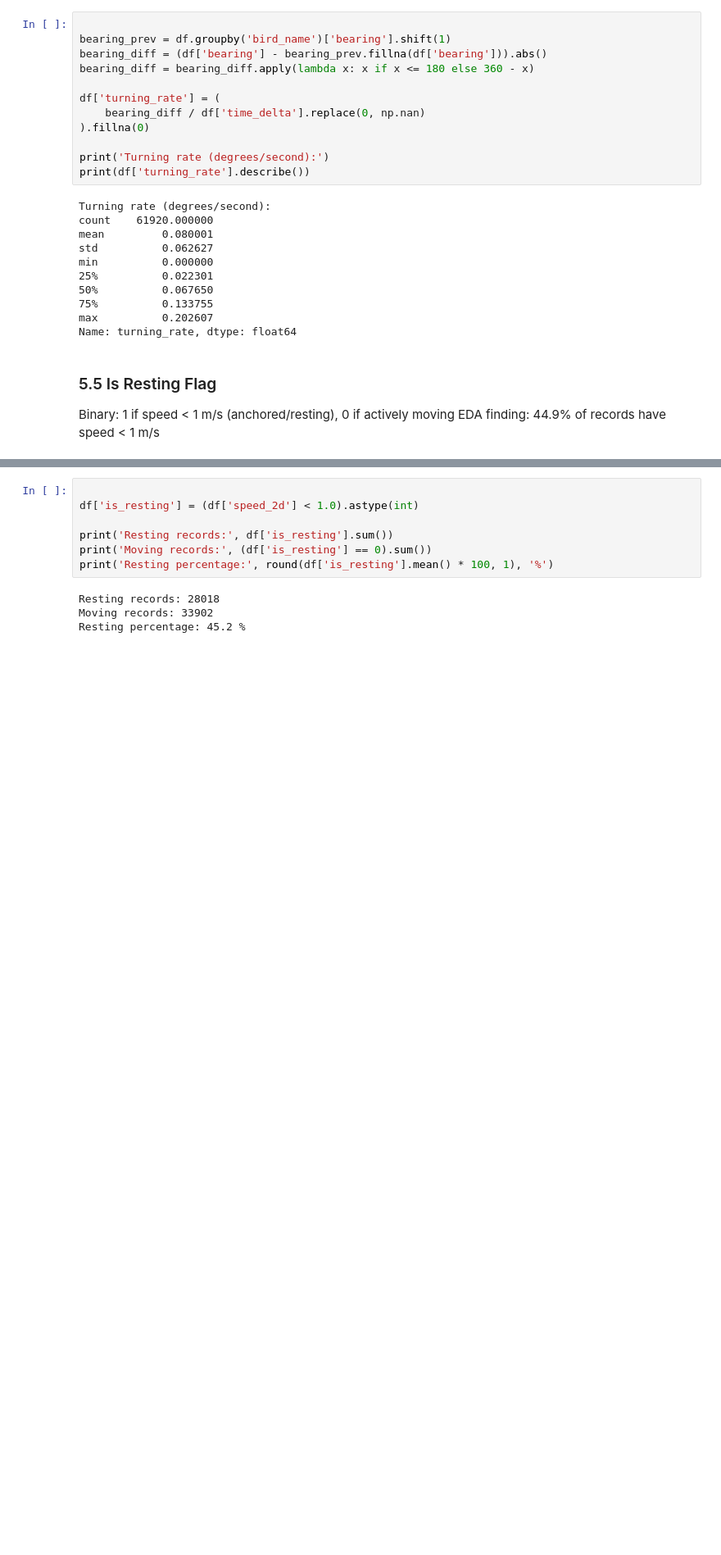
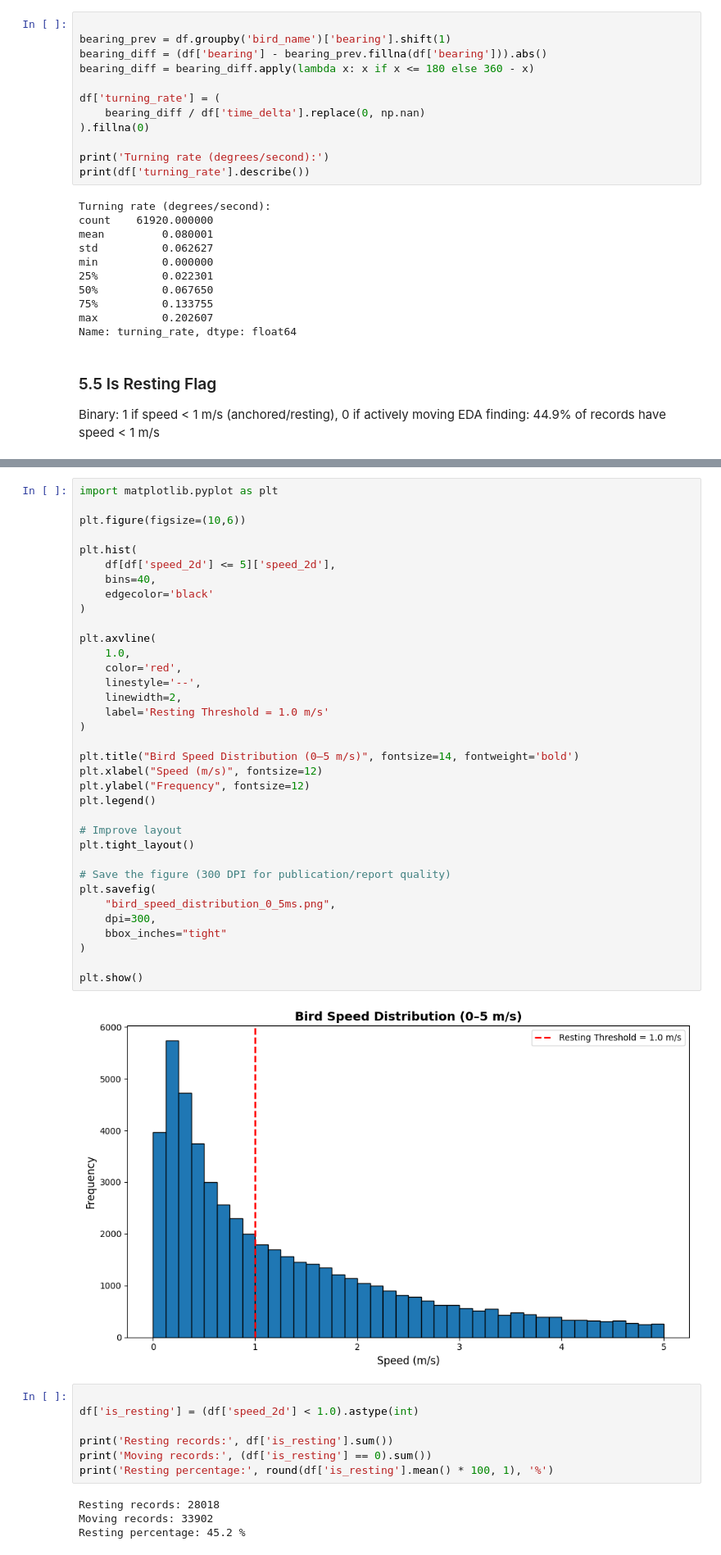
Before and after one commit to JayantCloud/bird-migration-gru, a Jupyter notebook: phase2_feature_engineering.ipynb, the cells around one changed output, grey strips where cells are left out. Shown at 82% size. Cells and saved outputs as stored; diff of their text form; blank space fills up the shorter version.

```diff
--- a/phase2_feature_engineering.ipynb
+++ b/phase2_feature_engineering.ipynb
@@ -277,3 +350,40 @@ Name: turning_rate, dtype: float64
+# %%
+import matplotlib.pyplot as plt
+
+plt.figure(figsize=(10,6))
+
+plt.hist(
+    df[df['speed_2d'] <= 5]['speed_2d'],
+    bins=40,
+    edgecolor='black'
+)
+
+plt.axvline(
+    1.0,
+    color='red',
+    linestyle='--',
+    linewidth=2,
+    label='Resting Threshold = 1.0 m/s'
+)
+
+plt.title("Bird Speed Distribution (0–5 m/s)", fontsize=14, fontweight='bold')
+plt.xlabel("Speed (m/s)", fontsize=12)
+plt.ylabel("Frequency", fontsize=12)
+plt.legend()
+
+# Improve layout
+plt.tight_layout()
+
+# Save the figure (300 DPI for publication/report quality)
+plt.savefig(
+    "bird_speed_distribution_0_5ms.png",
+    dpi=300,
+    bbox_inches="tight"
+)
+
+plt.show()
+# %% [output]
+[figure, added]
 # %%
 
 df['is_resting'] = (df['speed_2d'] < 1.0).astype(int)
```
Also changed, not shown: parts of 7 cells of this notebook, 1 other file.
